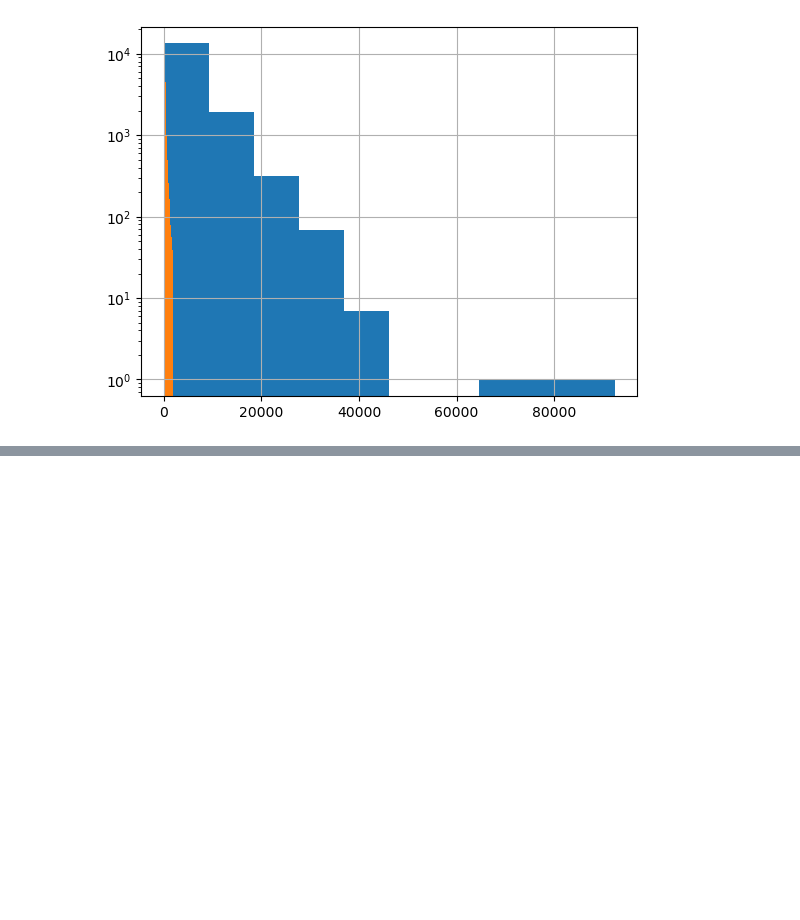
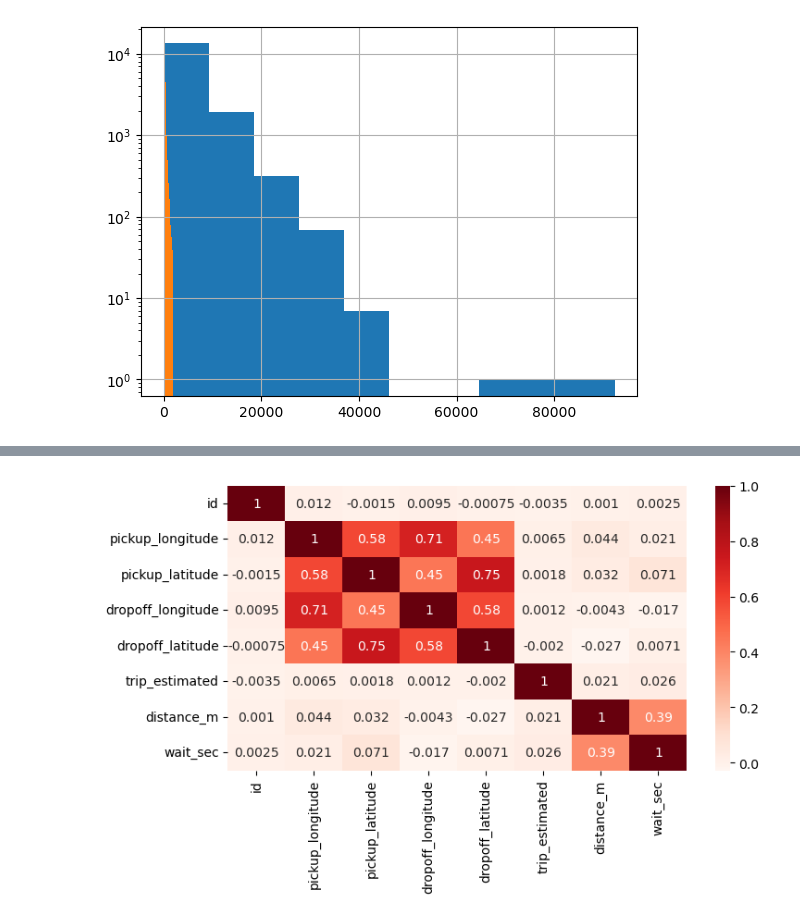
Before and after one commit to Dabbeljuh/Data-Science---Verkehrsaufkommen, a Jupyter notebook: verkehrsaufkommen.ipynb, the cells around one changed output, grey strips where cells are left out. Cells and saved outputs as stored; diff of their text form; code cells hidden in the pictures; blank space fills up the shorter version.

Commit message:
correlation

```diff
--- a/verkehrsaufkommen.ipynb
+++ b/verkehrsaufkommen.ipynb
@@ -249,0 +252,3 @@ plt.gca().set_yscale('log')
+# %%
+df_temp = df.drop(columns=['vendor_id', 'pickup_datetime', 'store_and_fwd_flag'])
+df_temp.head()
@@ -249,0 +262,8 @@ plt.gca().set_yscale('log')
+# %%
+#check correlations using Pearson Correlation
+plt.figure(figsize=(8, 4))
+cor = df_temp.corr()
+sns.heatmap(cor, annot=True, cmap=plt.cm.Reds)
+plt.show()
+# %% [output]
+[figure, added]
```
Also changed, not shown: parts of 2 cells of this notebook.
